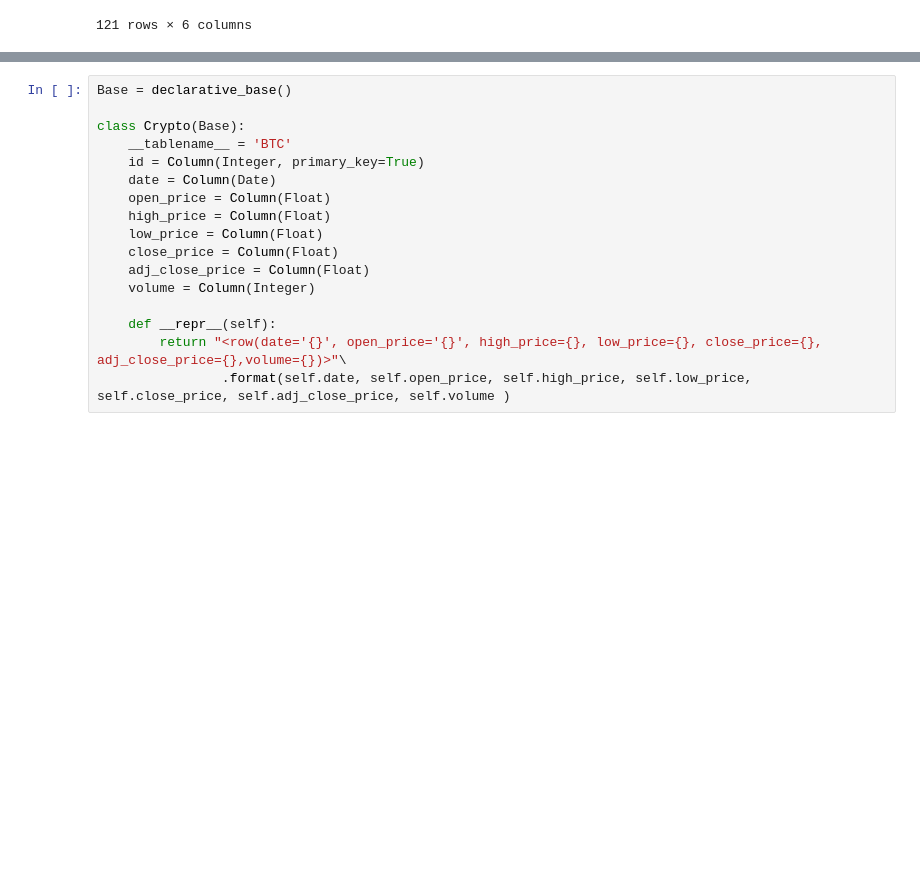
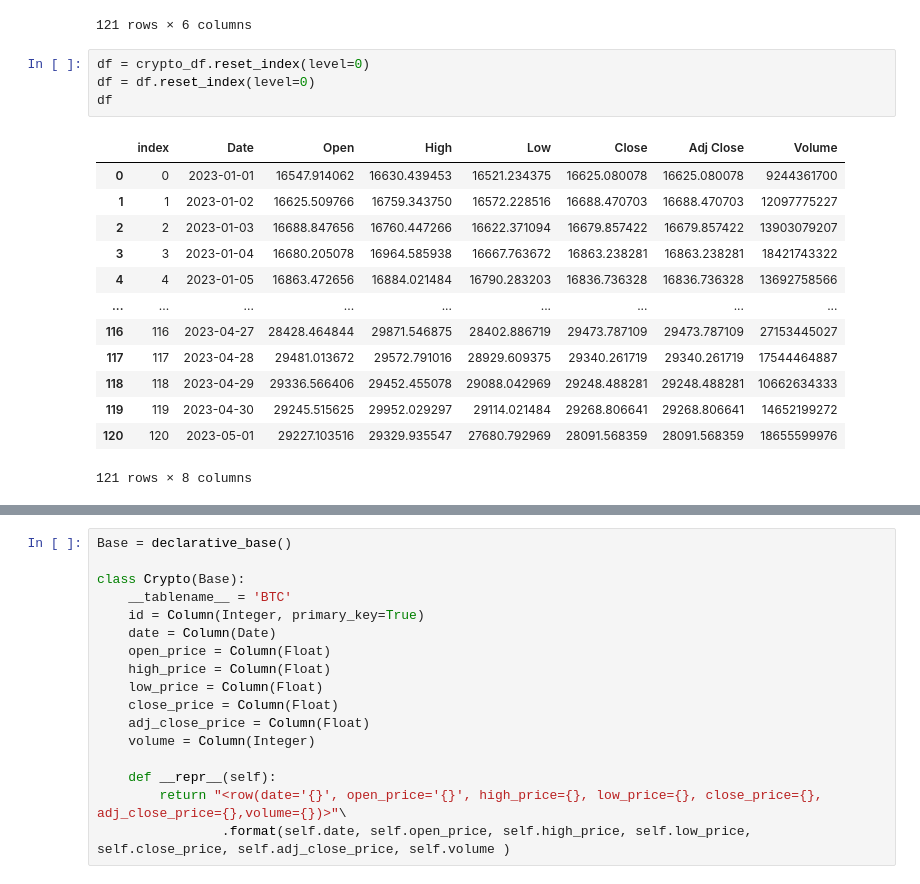
Before and after one commit to paasxx/Crypto-Database, a Jupyter notebook: Crypto - SQL.ipynb, the cells around one changed output, grey strips where cells are left out. Saved outputs shown, nothing was run; the diff lists cells and outputs as text; blank space fills up the shorter version.

```diff
--- a/Crypto - SQL.ipynb
+++ b/Crypto - SQL.ipynb
@@ -48,3 +48,21 @@ crypto_df
 | 2023-04-30 | 29245.515625 | 29952.029297 | 29114.021484 | 29268.806641 | 29268.806641 | 14652199272 |
 | 2023-05-01 | 29227.103516 | 29329.935547 | 27680.792969 | 28091.568359 | 28091.568359 | 18655599976 |
 121 rows × 6 columns
+# %%
+df = crypto_df.reset_index(level=0)
+df = df.reset_index(level=0)
+df
+# %% [output]
+|  | index | Date | Open | High | Low | Close | Adj Close | Volume |
+| 0 | 0 | 2023-01-01 | 16547.914062 | 16630.439453 | 16521.234375 | 16625.080078 | 16625.080078 | 9244361700 |
+| 1 | 1 | 2023-01-02 | 16625.509766 | 16759.343750 | 16572.228516 | 16688.470703 | 16688.470703 | 12097775227 |
+| 2 | 2 | 2023-01-03 | 16688.847656 | 16760.447266 | 16622.371094 | 16679.857422 | 16679.857422 | 13903079207 |
+| 3 | 3 | 2023-01-04 | 16680.205078 | 16964.585938 | 16667.763672 | 16863.238281 | 16863.238281 | 18421743322 |
+| 4 | 4 | 2023-01-05 | 16863.472656 | 16884.021484 | 16790.283203 | 16836.736328 | 16836.736328 | 13692758566 |
+| ... | ... | ... | ... | ... | ... | ... | ... | ... |
+| 116 | 116 | 2023-04-27 | 28428.464844 | 29871.546875 | 28402.886719 | 29473.787109 | 29473.787109 | 27153445027 |
+| 117 | 117 | 2023-04-28 | 29481.013672 | 29572.791016 | 28929.609375 | 29340.261719 | 29340.261719 | 17544464887 |
+| 118 | 118 | 2023-04-29 | 29336.566406 | 29452.455078 | 29088.042969 | 29248.488281 | 29248.488281 | 10662634333 |
+| 119 | 119 | 2023-04-30 | 29245.515625 | 29952.029297 | 29114.021484 | 29268.806641 | 29268.806641 | 14652199272 |
+| 120 | 120 | 2023-05-01 | 29227.103516 | 29329.935547 | 27680.792969 | 28091.568359 | 28091.568359 | 18655599976 |
+121 rows × 8 columns
```
Also changed, not shown: parts of 9 cells of this notebook.
